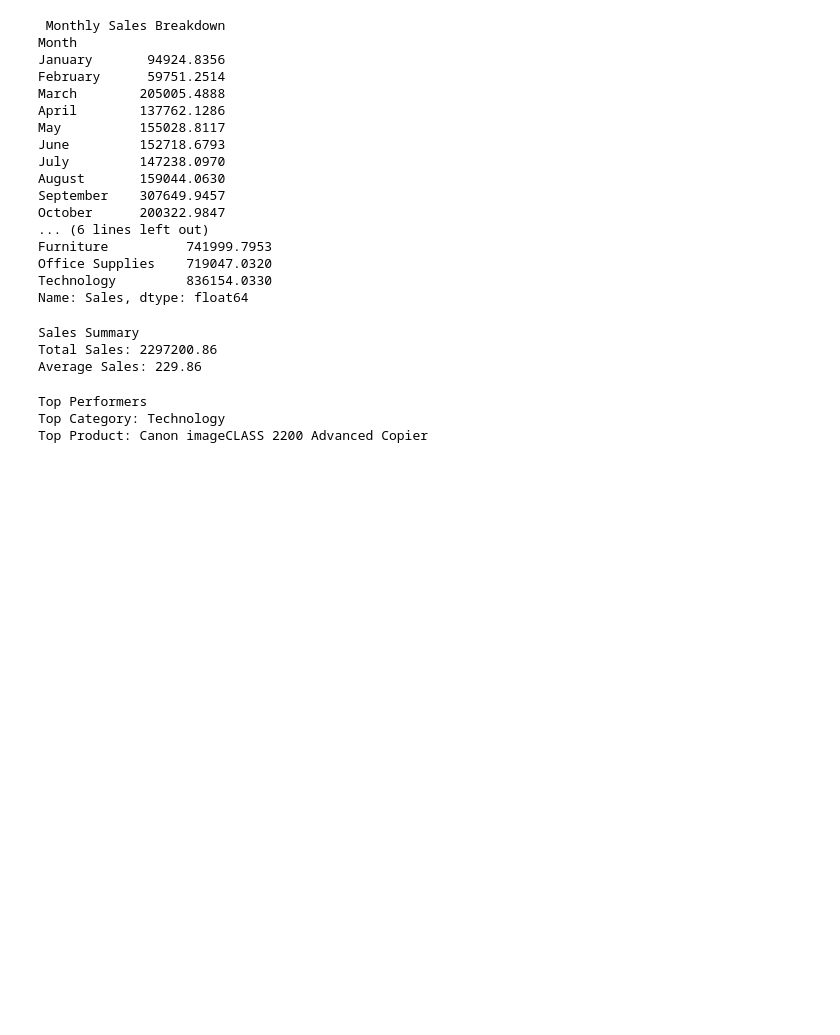
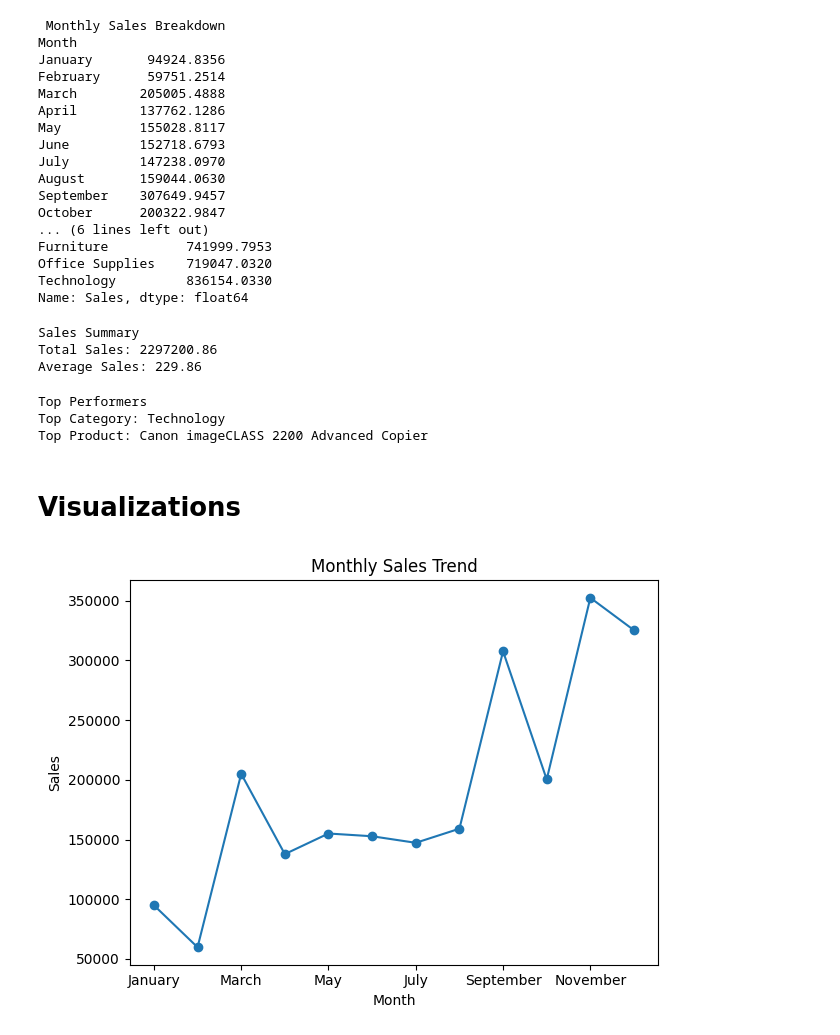
Before and after one commit to shantanumondal05/DataScience-Internship-Project, a Jupyter notebook: sales_data_analysis.ipynb, the cells around one changed output. Cells and saved outputs as stored; diff of their text form; code cells hidden in the pictures; blank space fills up the shorter version.

Commit message:
Added 4 visualizations: line, bar, pie, and scatter charts

```diff
--- a/sales_data_analysis.ipynb
+++ b/sales_data_analysis.ipynb
@@ -89,3 +89,16 @@ print("Top Product:", top_product)
 Top Performers
 Top Category: Technology
 Top Product: Canon imageCLASS 2200 Advanced Copier
+# %% [markdown]
+# Visualizations
+# %%
+# Linte Char for Monthly Sales Trend
+plt.figure()
+monthly_sales.plot(kind="line", marker="o")
+plt.title("Monthly Sales Trend")
+plt.xlabel("Month")
+plt.ylabel("Sales")
+plt.tight_layout()
+plt.show()
+# %% [output]
+[figure, added]
```
Also changed, not shown: parts of 3 cells of this notebook.
